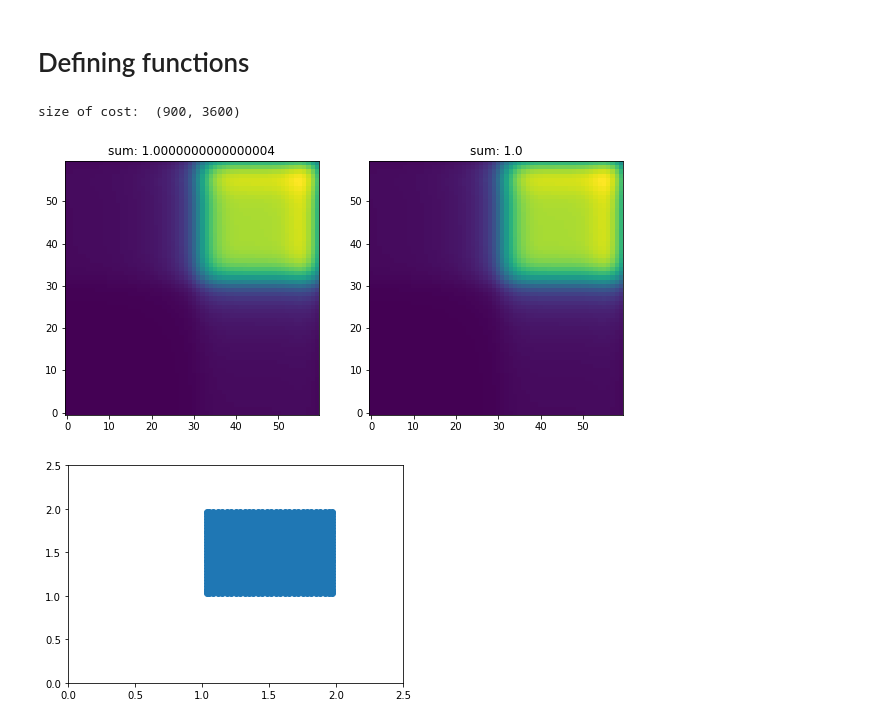
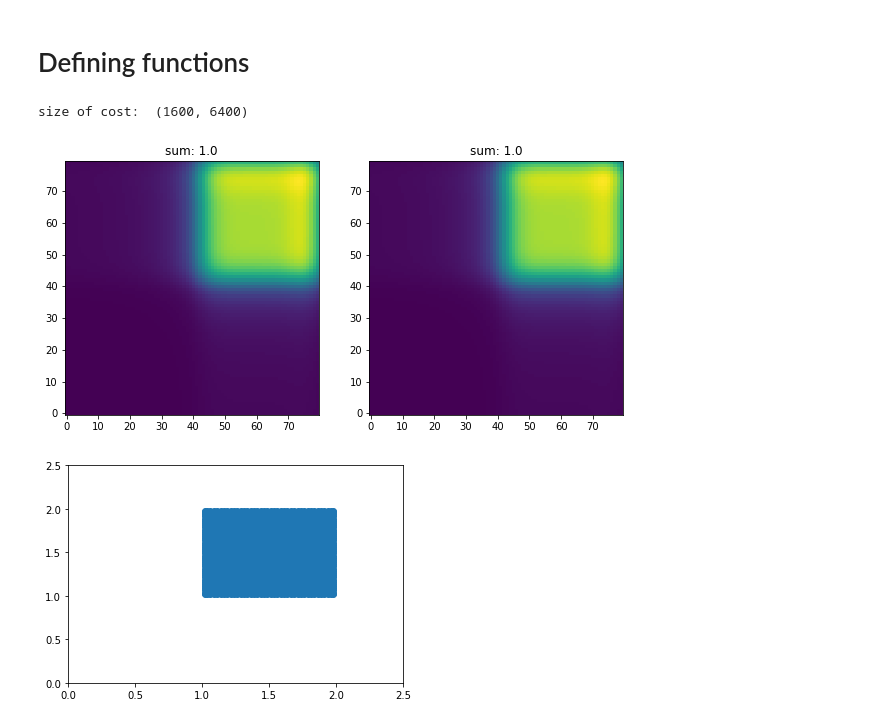
Before and after one commit to wonjunee/screening, a Jupyter notebook: python/screening_entropic.ipynb, the cells around one changed output. Cells and saved outputs as stored; diff of their text form; code cells hidden in the pictures.

```diff
--- a/python/screening_entropic.ipynb
+++ b/python/screening_entropic.ipynb
@@ -195,11 +196,11 @@ from IPython import display
 
 # parameters
 # grid size n x n
-n = 30
-m = 60
+n = 40
+m = 80
 
 # step size for the gradient ascent
-L = 1000
+L = 5000
 
 # epsilon for pushforward
 epsilon = 1e-2
@@ -255,35 +256,35 @@ ax[0].set_title(f'sum: {np.sum(nu_np)*dy*dy}')
 approx_push(nu, psi, phi, cost, epsilon, dx, dy, yMax)
 ax[1].imshow(nu, origin='lower')
 ax[1].set_title(f"sum: {torch.sum(nu)*dy*dy}")
 
 
 plt.show()
 
 helper = HelperClass(phi, dx, dy)
 
 u = np.zeros((n,n))
 
 Tx = np.zeros((psi_np.shape[0], psi_np.shape[1]))
 Ty = np.zeros((psi_np.shape[0], psi_np.shape[1]))
 compute_dx(Tx, psi_np, dx)
 compute_dy(Ty, psi_np, dx)
 Tx = - Tx
 Ty = - Ty
 
 plt.figure()
 plt.scatter(Tx,Ty)
 plt.xlim([0,2.5])
 plt.ylim([0,2.5])
 plt.show()
 
 if cuda:
   phi  = phi.cuda()
   psi  = psi.cuda()
   cost = cost.cuda()
   nu   = nu.cuda()
 # %% [output]
-size of cost:  (900, 3600)
+size of cost:  (1600, 6400)
-[figure, old version]
+[figure, new version]
 [figure]
 # %%
 # fig,ax = plt.subplots(1,5,figsize=(18,4))
```
Also changed, not shown: parts of 2 cells of this notebook, 2 other files.
